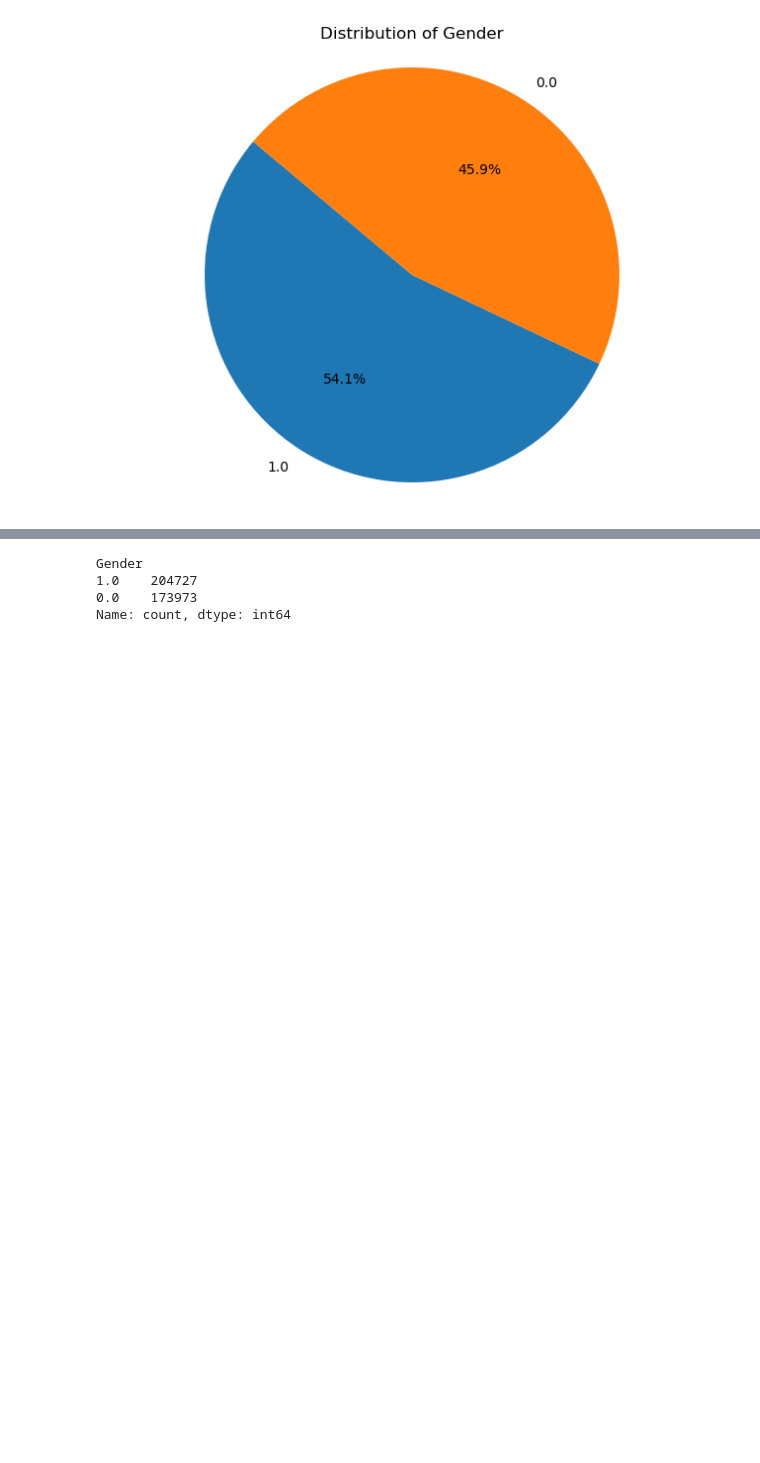
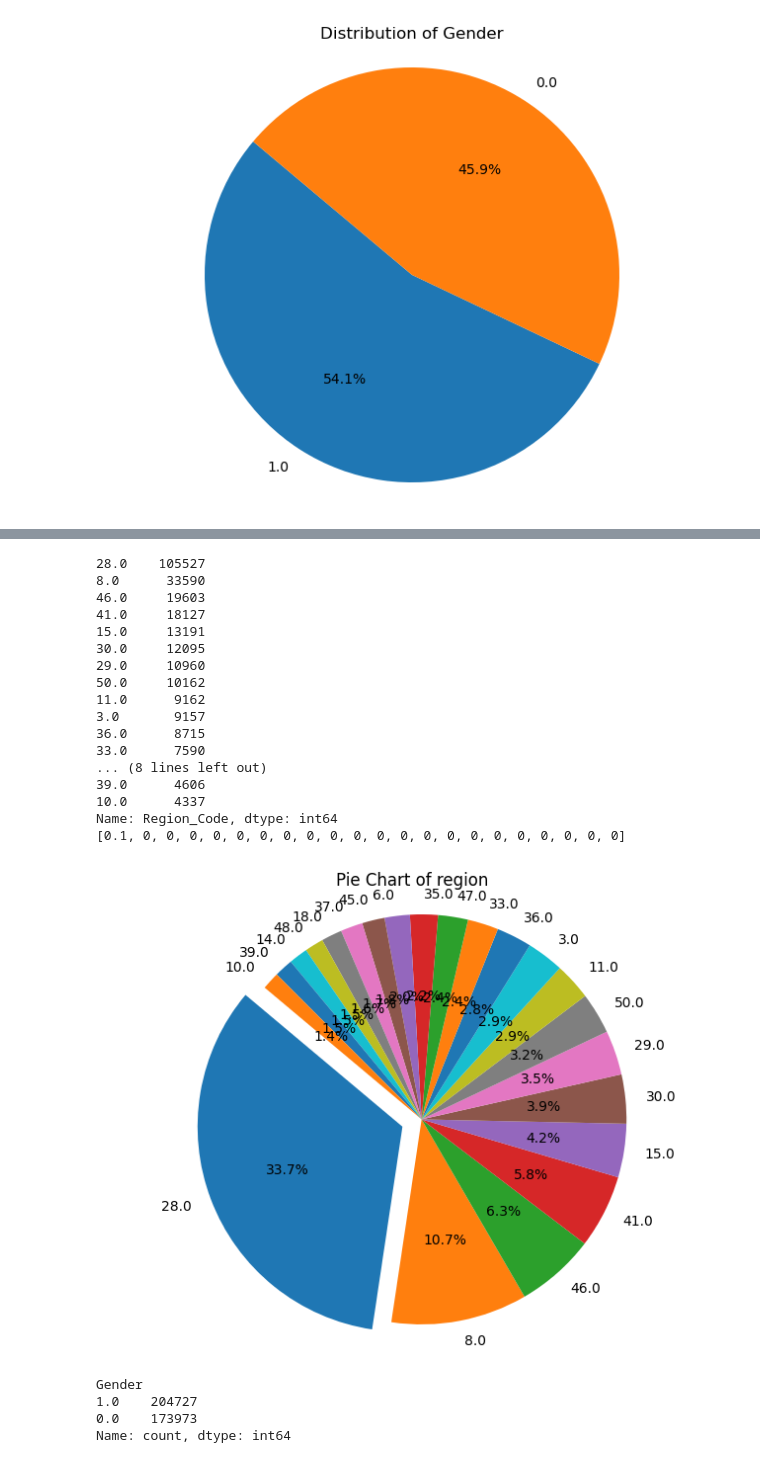
Before and after one commit to JMAN-CODES/EDA-Vehicle, a Jupyter notebook: eda.ipynb, the cells around one changed output, grey strips where cells are left out. Saved outputs shown, nothing was run; the diff lists cells and outputs as text; code cells hidden in the pictures; blank space fills up the shorter version.

```diff
--- a/eda.ipynb
+++ b/eda.ipynb
@@ -200,3 +221,36 @@ plt.show()
+# %%
+
+
+response_counts = df['Region_Code'].value_counts()[:10]
+print(response_counts)
+
+explosions = [0.1 if count == response_counts.max() else 0 for count in response_counts]
+
+print(explosions)
+plt.figure(figsize=(8, 6))
+plt.pie(response_counts, labels=response_counts.index, explode=explosions, autopct='%1.1f%%', startangle=140)
+plt.title('Pie Chart of region')
+plt.axis('equal')
+plt.show()
+# %% [output]
+28.0    105527
+8.0      33590
+46.0     19603
+41.0     18127
+15.0     13191
+30.0     12095
+29.0     10960
+50.0     10162
+11.0      9162
+3.0       9157
+36.0      8715
+33.0      7590
+... (8 lines left out)
+39.0      4606
+10.0      4337
+Name: Region_Code, dtype: int64
+[0.1, 0, 0, 0, 0, 0, 0, 0, 0, 0, 0, 0, 0, 0, 0, 0, 0, 0, 0, 0, 0, 0]
+[figure, added]
 # %%
 import matplotlib.pyplot as plt
 
```
Also changed, not shown: parts of 19 cells of this notebook, 1 other file.
